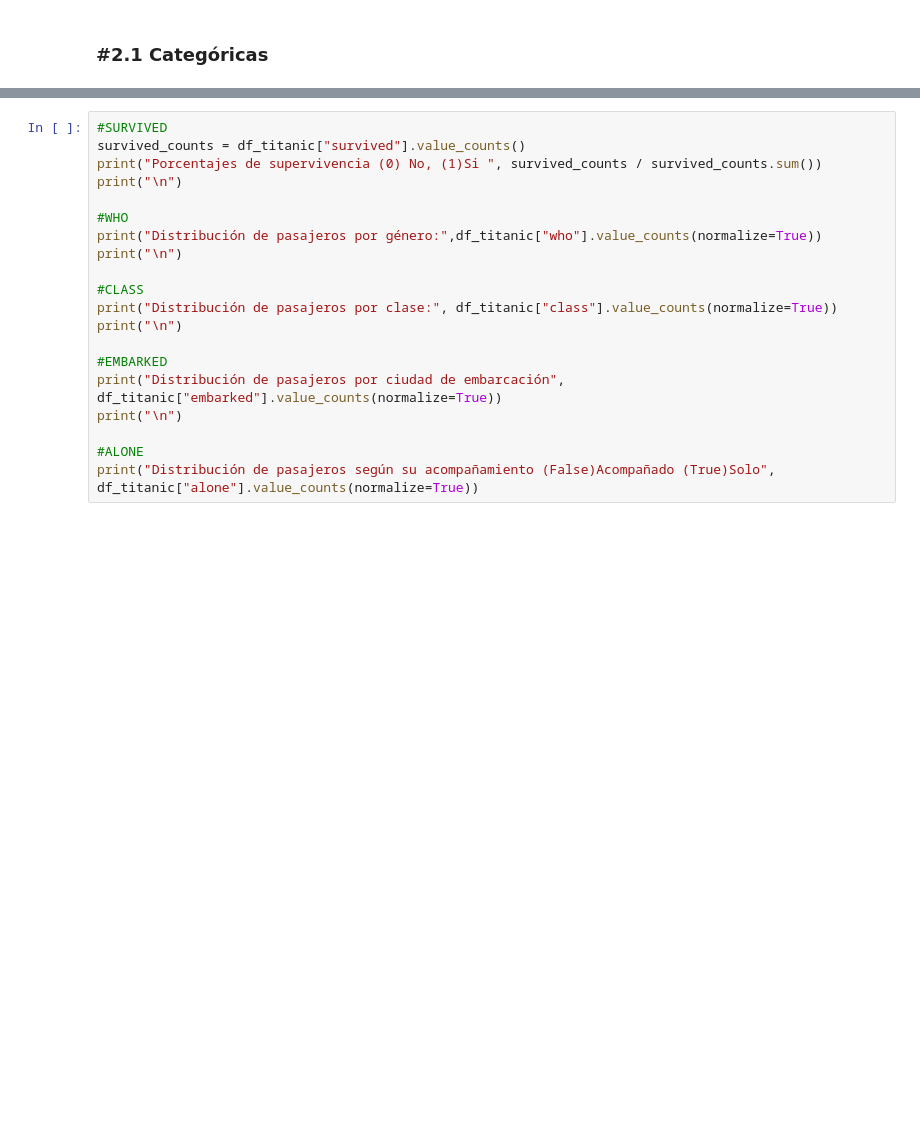
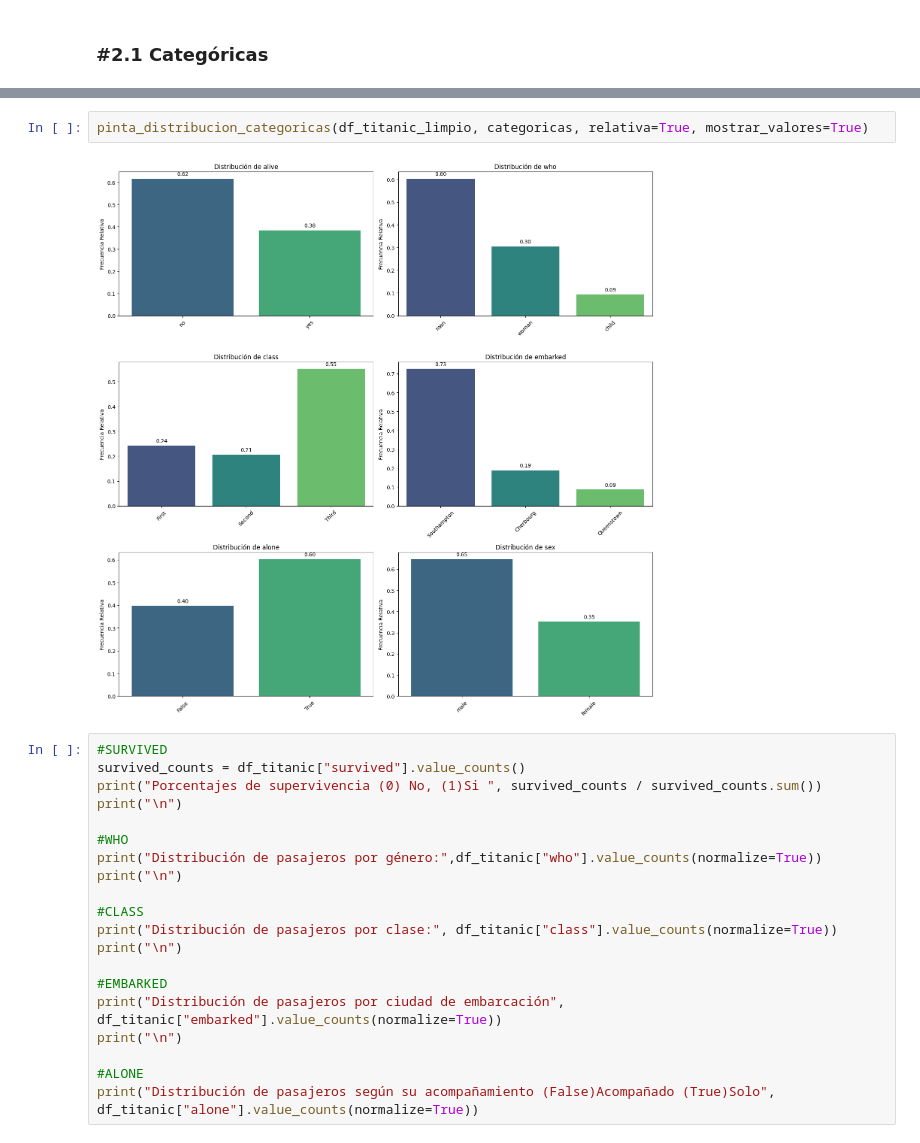
Before and after one commit to alvarosmms/ONLINE_DS_THEBRIDGE_ALVAROSMMS, a Jupyter notebook: Sprint_7/Unidad_1/Práctica_Obligatoria/18_Practica_Obligatoria_Univariante.ipynb, the cells around one changed output, grey strips where cells are left out. Saved outputs shown, nothing was run; the diff lists cells and outputs as text; blank space fills up the shorter version.

```diff
--- a/Sprint_7/Unidad_1/Práctica_Obligatoria/18_Practica_Obligatoria_Univariante.ipynb
+++ b/Sprint_7/Unidad_1/Práctica_Obligatoria/18_Practica_Obligatoria_Univariante.ipynb
@@ -210,3 +401,7 @@ Separa el análisis en categóricas (incluyendo binarias) y numéricas. Muestra
+# %%
+pinta_distribucion_categoricas(df_titanic_limpio, categoricas, relativa=True, mostrar_valores=True)
+# %% [output]
+[figure, added]
 # %%
 #SURVIVED
 survived_counts = df_titanic["survived"].value_counts()
```
Also changed, not shown: parts of 26 cells of this notebook.
